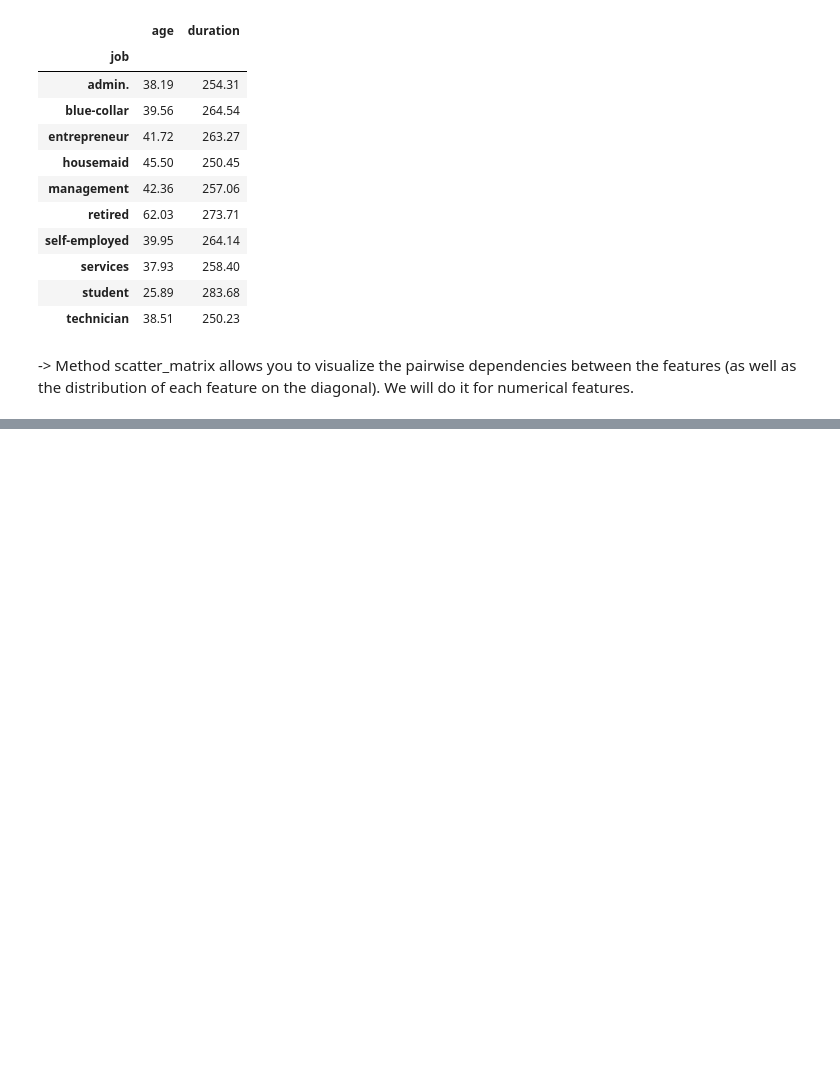
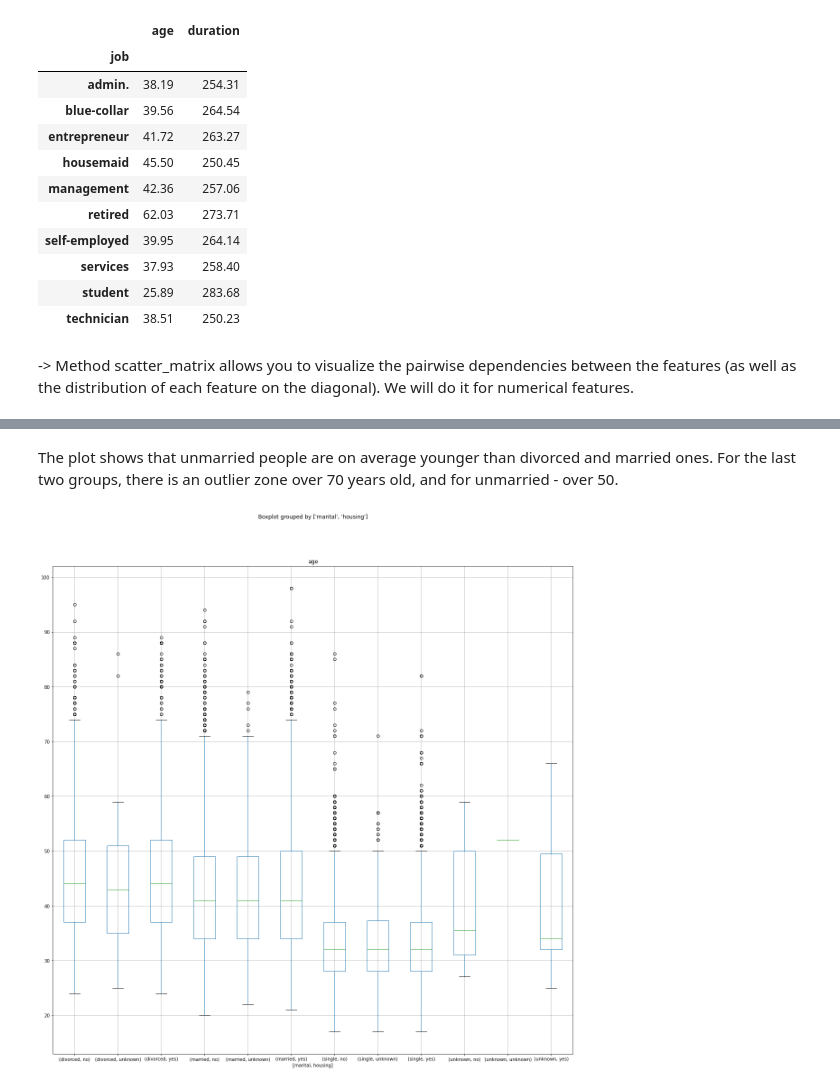
Before and after one commit to ELVAN13091999/my-first-binder, a Jupyter notebook: EDA_Using_Pandas_Framework.ipynb, the cells around one changed output, grey strips where cells are left out. Drawn from its saved outputs; the diff is of its cells as text; code cells hidden in the pictures; blank space fills up the shorter version.

```diff
--- a/EDA_Using_Pandas_Framework.ipynb
+++ b/EDA_Using_Pandas_Framework.ipynb
@@ -322,0 +367,9 @@ ModuleNotFoundError: No module named 'scipy'
+# %% [markdown]
+The plot shows that unmarried people are on average younger than divorced and married ones. For the last two groups, there is an outlier zone over 70 years old, and for unmarried - over 50.
+# %%
+df.boxplot(column = "age",
+           by = ["marital", "housing"],
+           figsize = (20, 20))
+plt.show()
+# %% [output]
+[figure, added]
```
Also changed, not shown: parts of 15 cells of this notebook.
